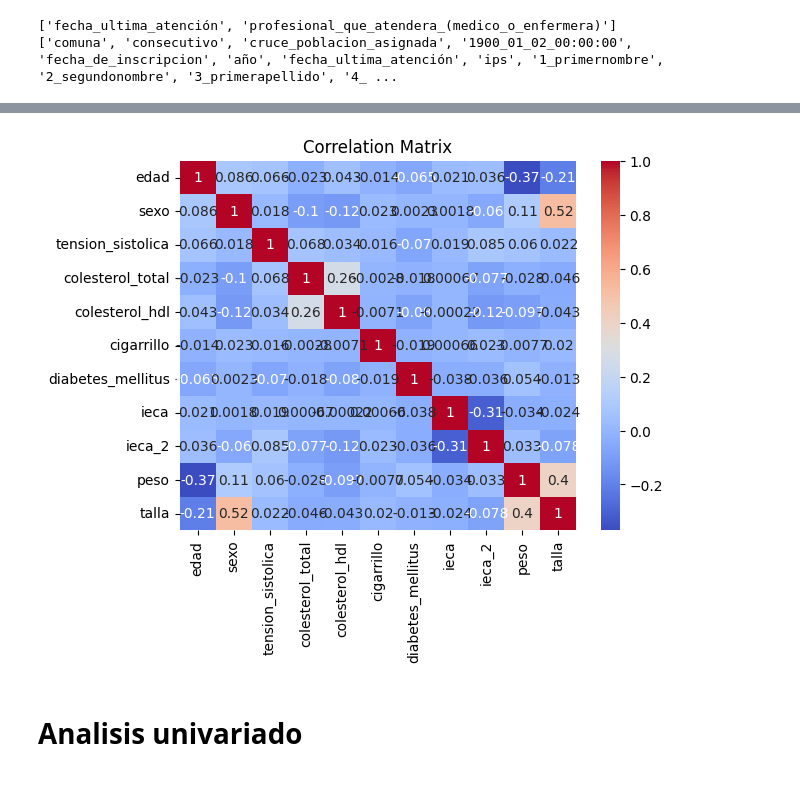
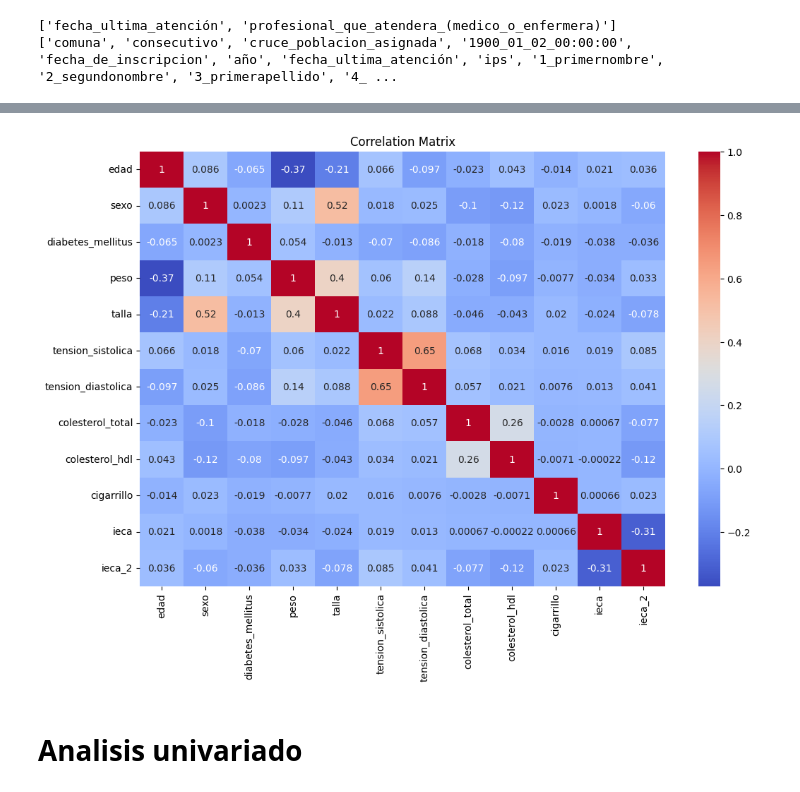
Before and after one commit to Pipicano25/RCV_ICESI, a Jupyter notebook: scripts/3_1_exploratory_analysis.ipynb, the cells around one changed output, grey strips where cells are left out. Saved outputs shown, nothing was run; the diff lists cells and outputs as text; code cells hidden in the pictures.

```diff
--- a/scripts/3_1_exploratory_analysis.ipynb
+++ b/scripts/3_1_exploratory_analysis.ipynb
@@ -291,7 +238,7 @@ df_1
 # %%
 # Convertir datos a tipos adecuados, si o no a 1 y 0
-df_1['cigarrillo'] = df_1['cigarrillo'].cat.codes
-df_1['20_dxdm'] = df_1['20_dxdm'].cat.codes
-df_1['36_rcbeieca'] = df_1['36_rcbeieca'].cat.codes
-df_1['37_rcbeara2'] = df_1['37_rcbeara2'].cat.codes
-df_1['8_sexo'] = df_1['8_sexo'].cat.codes
+df_select['cigarrillo'] = df_select['cigarrillo'].cat.codes
+df_select['20_dxdm'] = df_select['20_dxdm'].cat.codes
+df_select['36_rcbeieca'] = df_select['36_rcbeieca'].cat.codes
+df_select['37_rcbeara2'] = df_select['37_rcbeara2'].cat.codes
+df_select['8_sexo'] = df_select['8_sexo'].cat.codes
@@ -298,13 +247,13 @@ df_1['8_sexo'] = df_1['8_sexo'].cat.codes
 # %%
 # Convertir todas las columnas numéricas de df a enteros (int), si es posible
-for col in df_1.columns:
+for col in df_select.columns:
     # Intentar convertir solo columnas numéricas (float/object que parecen números)
     try:
-        df_1[col] = pd.to_numeric(df_1[col], errors='ignore').astype('Int64')
+        df_select[col] = pd.to_numeric(df_select[col]).astype('Int64')
     except Exception:
         pass
 
-df_1.info()
+df_select.info()
 # %% [output]
 <class 'pandas.core.frame.DataFrame'>
 Index: 38822 entries, 4 to 43187
@@ -344,16 +295,17 @@ df_1
 diccionario_columna = {
     'edad_(años_cumplidos)':'edad',
     '8_sexo':'sexo',
+    '20_dxdm':'diabetes_mellitus',
+    '23_peso':'peso',
+    '24_talla':'talla',
     '25_tenartsis':'tension_sistolica',
+    '26_tenartditlica':'tension_diastolica',
     '31_colesteroltotal':'colesterol_total',
     '32_hdl':'colesterol_hdl',
     'cigarrillo':'cigarrillo',
-    '20_dxdm':'diabetes_mellitus',
     '36_rcbeieca':'ieca',
     '37_rcbeara2':'ieca_2',
-    '23_peso':'peso',
-    '24_talla':'talla',
 }
 # %%
-df_1 = df_1.rename(columns=diccionario_columna)
+df_select = df_select.rename(columns=diccionario_columna)
 # %%
@@ -375,11 +318,12 @@ df_1
 # %%
 
-df_corr = df_1.corr()
+df_corr = df_select.corr()
 
+plt.figure(figsize=(12, 8))
 sns.heatmap(df_corr, annot=True, cmap='coolwarm')
 plt.title('Correlation Matrix')
 plt.show()
 # %% [output]
-[figure, old version]
+[figure, new version]
 # %% [markdown]
 # Analisis univariado
```
Also changed, not shown: parts of 63 cells of this notebook, 1 other file.
